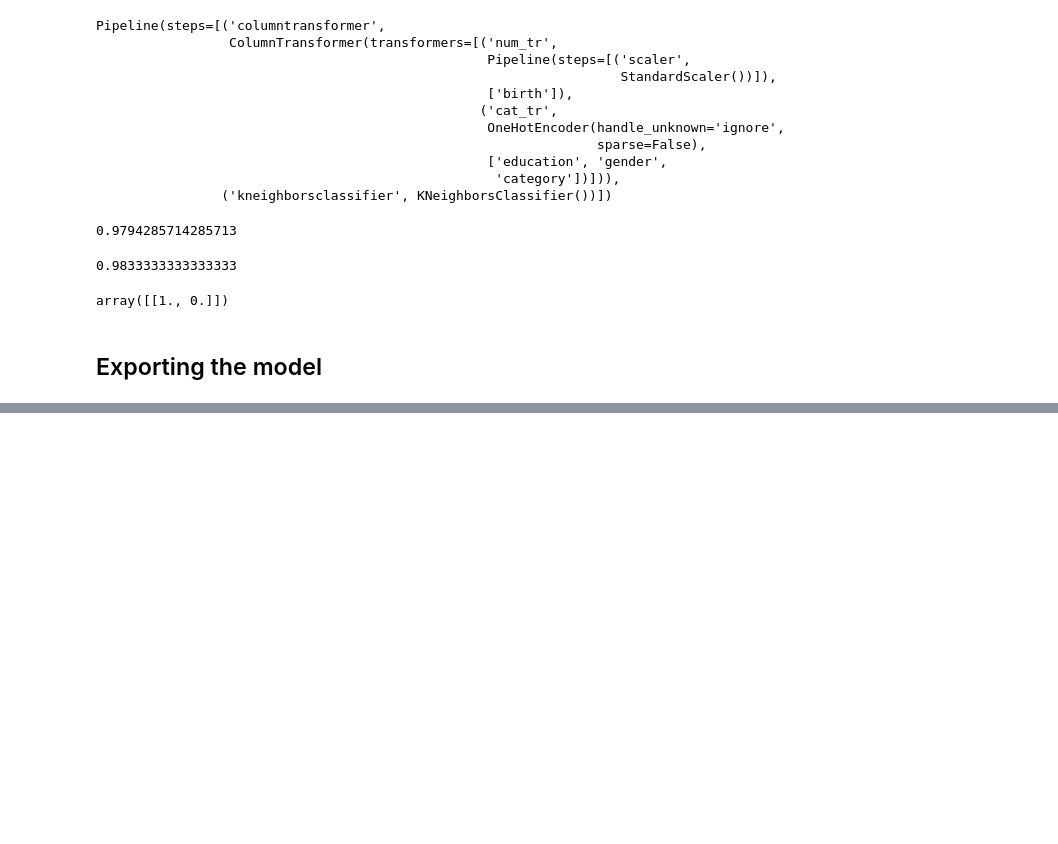
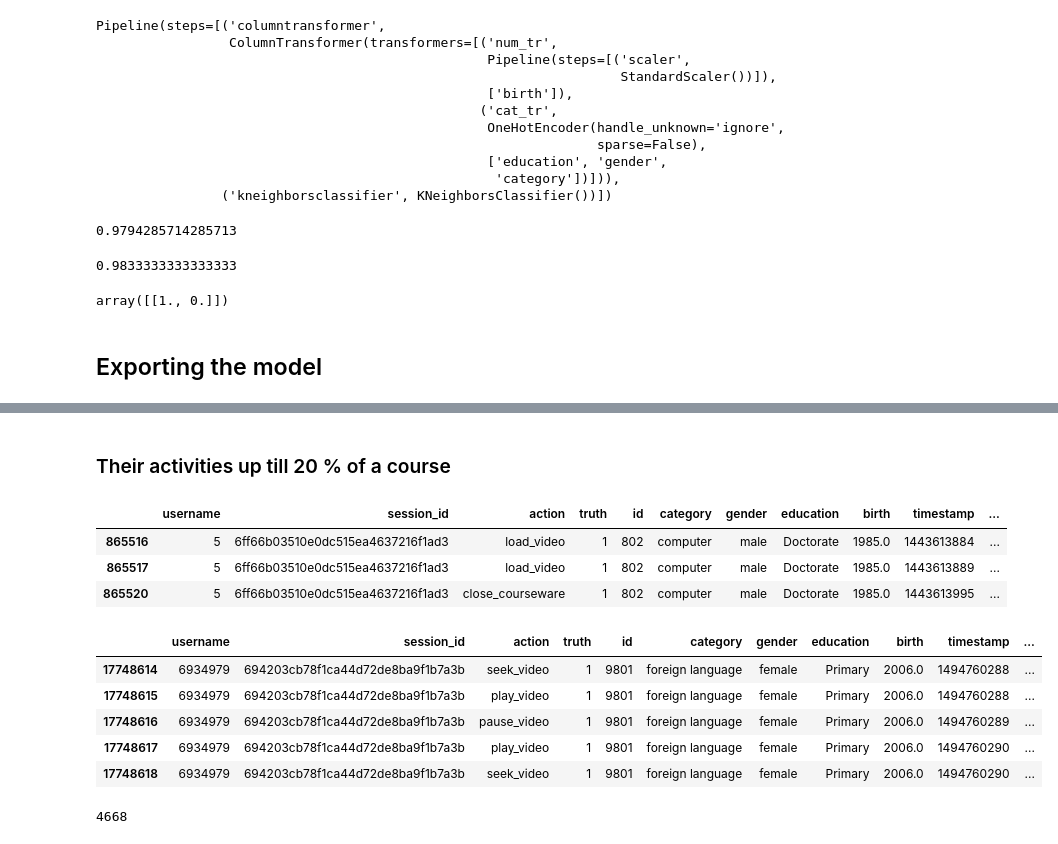
Before and after one commit to Zuza-b/ChangeDEEPly, a Jupyter notebook: notebooks/castrumarrabona_merged_dataframe.ipynb, the cells around one changed output, grey strips where cells are left out. Saved outputs shown, nothing was run; the diff lists cells and outputs as text; code cells hidden in the pictures; blank space fills up the shorter version.

```diff
--- a/notebooks/castrumarrabona_merged_dataframe.ipynb
+++ b/notebooks/castrumarrabona_merged_dataframe.ipynb
@@ -403,0 +519,23 @@ array([[1., 0.]])
+# %% [markdown]
+### Their activities up till 20 % of a course
+# %%
+df_20_perc = calc_percentage_course(df, 0.2)
+df_20_perc.head(3)
+# %% [output]
+|  | username | session_id | action | truth | id | category | gender | education | birth | timestamp | ... |
+| 865516 | 5 | 6ff66b03510e0dc515ea4637216f1ad3 | load_video | 1 | 802 | computer | male | Doctorate | 1985.0 | 1443613884 | ... |
+| 865517 | 5 | 6ff66b03510e0dc515ea4637216f1ad3 | load_video | 1 | 802 | computer | male | Doctorate | 1985.0 | 1443613889 | ... |
+| 865520 | 5 | 6ff66b03510e0dc515ea4637216f1ad3 | close_courseware | 1 | 802 | computer | male | Doctorate | 1985.0 | 1443613995 | ... |
+# %%
+df_20_perc.tail()
+# %% [output]
+|  | username | session_id | action | truth | id | category | gender | education | birth | timestamp | ... |
+| 17748614 | 6934979 | 694203cb78f1ca44d72de8ba9f1b7a3b | seek_video | 1 | 9801 | foreign language | female | Primary | 2006.0 | 1494760288 | ... |
+| 17748615 | 6934979 | 694203cb78f1ca44d72de8ba9f1b7a3b | play_video | 1 | 9801 | foreign language | female | Primary | 2006.0 | 1494760288 | ... |
+| 17748616 | 6934979 | 694203cb78f1ca44d72de8ba9f1b7a3b | pause_video | 1 | 9801 | foreign language | female | Primary | 2006.0 | 1494760289 | ... |
+| 17748617 | 6934979 | 694203cb78f1ca44d72de8ba9f1b7a3b | play_video | 1 | 9801 | foreign language | female | Primary | 2006.0 | 1494760290 | ... |
+| 17748618 | 6934979 | 694203cb78f1ca44d72de8ba9f1b7a3b | seek_video | 1 | 9801 | foreign language | female | Primary | 2006.0 | 1494760290 | ... |
+# %%
+df_20_perc.username.nunique()
+# %% [output]
+4668
```
Also changed, not shown: parts of 24 cells of this notebook, 1 other file.
